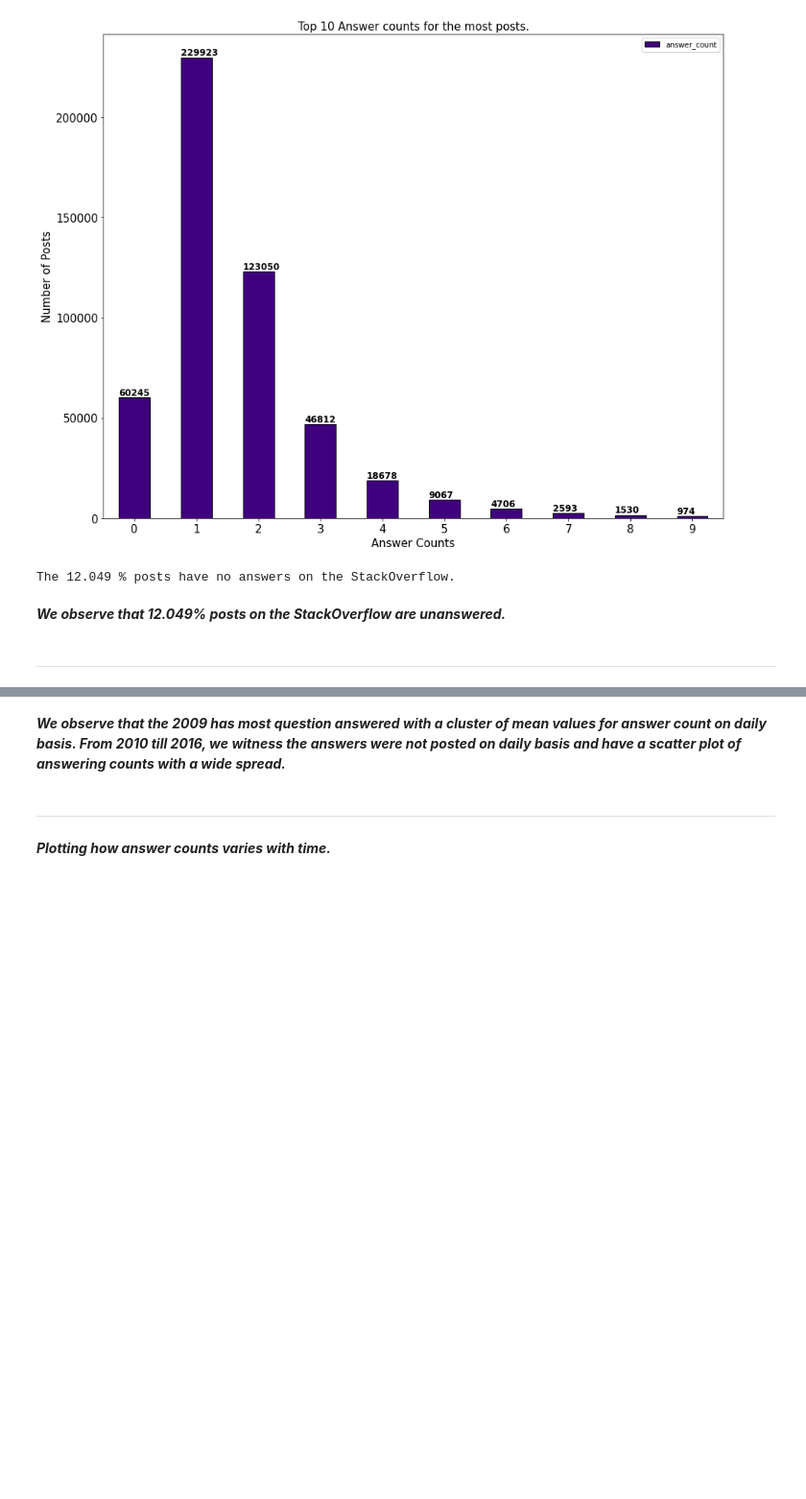
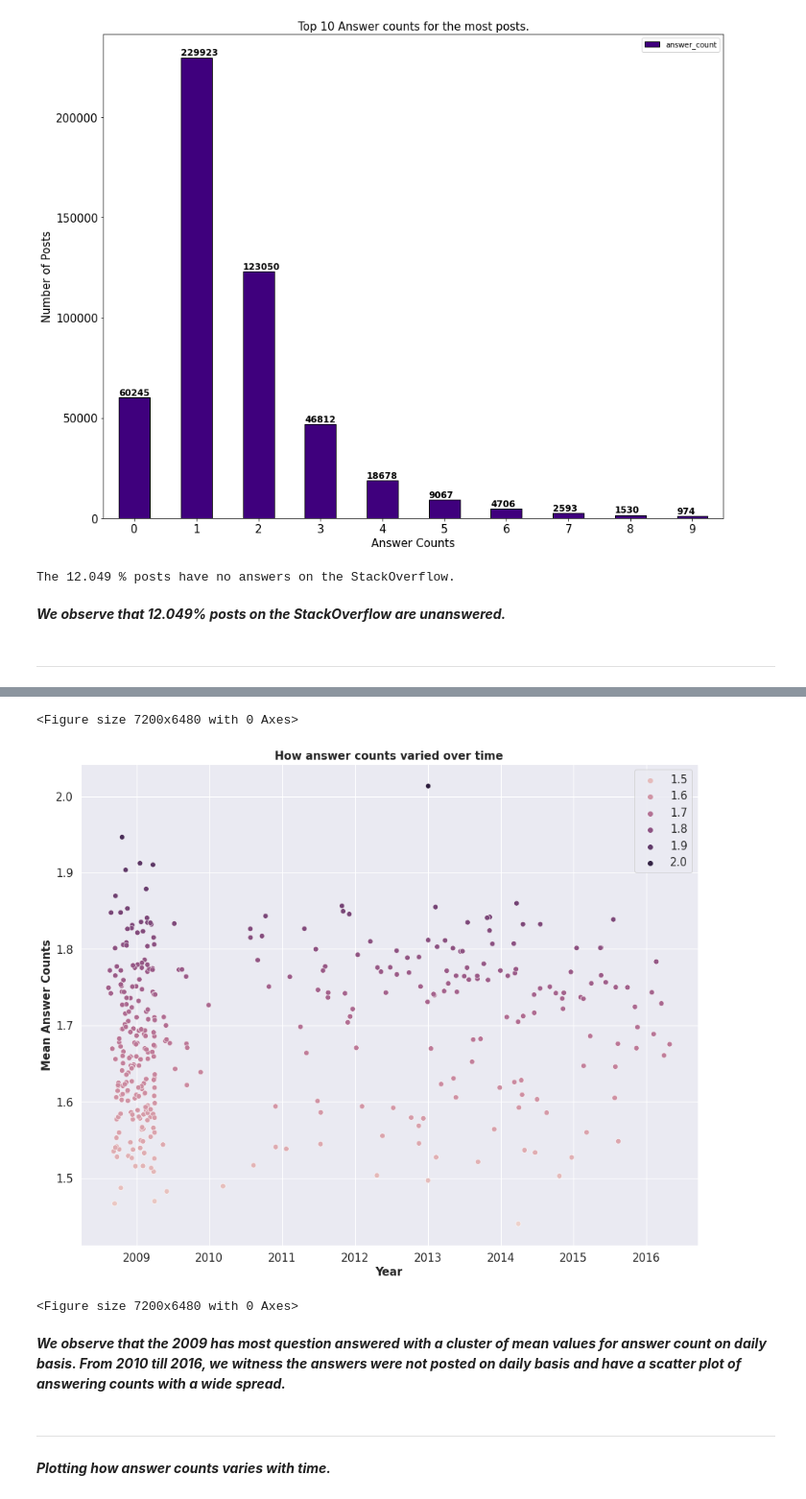
Before and after one commit to agamkachhal/COMP8240_GroupS, a Jupyter notebook: stackexchangeposts_analysis.ipynb, the cells around one changed output, grey strips where cells are left out. Shown: that part at 96% size. Cells and saved outputs as stored; diff of their text form; code cells hidden in the pictures; blank space fills up the shorter version.

```diff
--- a/stackexchangeposts_analysis.ipynb
+++ b/stackexchangeposts_analysis.ipynb
@@ -141,3 +123,22 @@ iplot(fig)
+# %%
+aggdf = stack_ex_clean_data.reset_index().groupby(by=['only_month', 'only_date']).agg({'answer_count':'mean'}).reset_index().rename(columns={'answer_count':'mean_answer_count'})
+aggdf['month_date'] = stack_ex_clean_data["create_date_sh"]
+
+sns.set(color_codes=True)
+fig, ax = plt.subplots(figsize=(15, 12))
+sns.scatterplot(x='month_date',y='mean_answer_count', data=aggdf,s=50,hue="mean_answer_count",color="yellow")
+plt.xlabel("Year",size=15,weight='bold')
+
+plt.ylabel("Mean Answer Counts",size=15,weight='bold')
+plt.xticks(size=15)
+plt.yticks(size=15)
+plt.legend(fontsize=15)
+plt.title("How answer counts varied over time",size=15,weight='bold')
+plt.figure(figsize=(100,90))
+# %% [output]
+<Figure size 7200x6480 with 0 Axes>
+[figure, added]
+<Figure size 7200x6480 with 0 Axes>
 # %% [markdown]
 **_We observe that the 2009 has most question answered with a cluster of mean values for answer count on daily basis. From 2010 till 2016, we witness the answers were not posted on daily basis and have a scatter plot of answering counts with a wide spread._**
 # %% [markdown]
```
Also changed, not shown: parts of 19 cells of this notebook.
